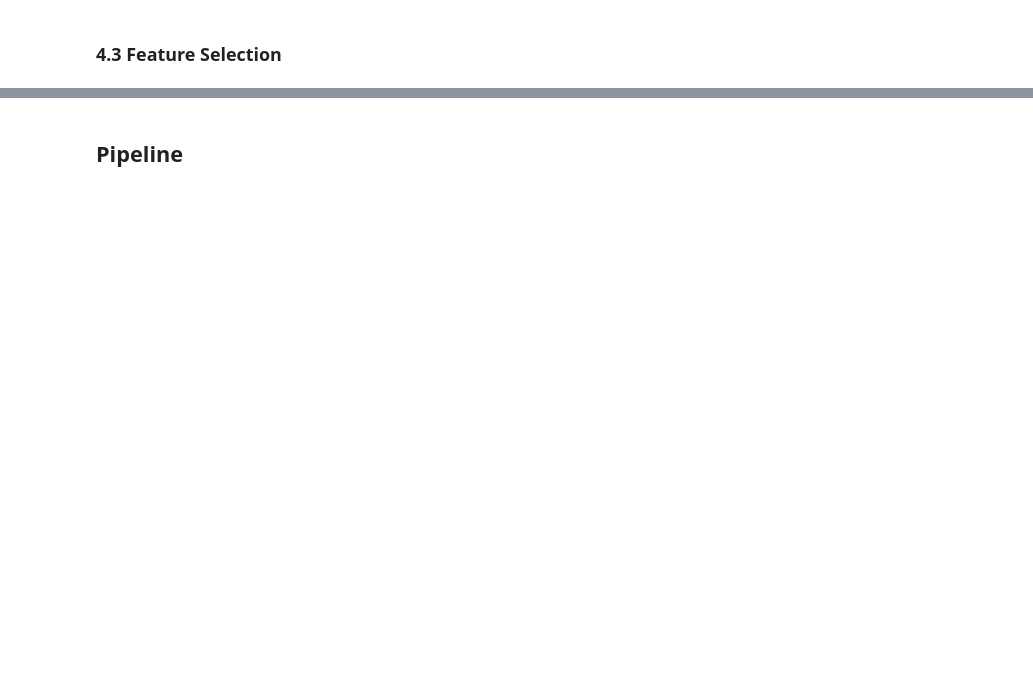
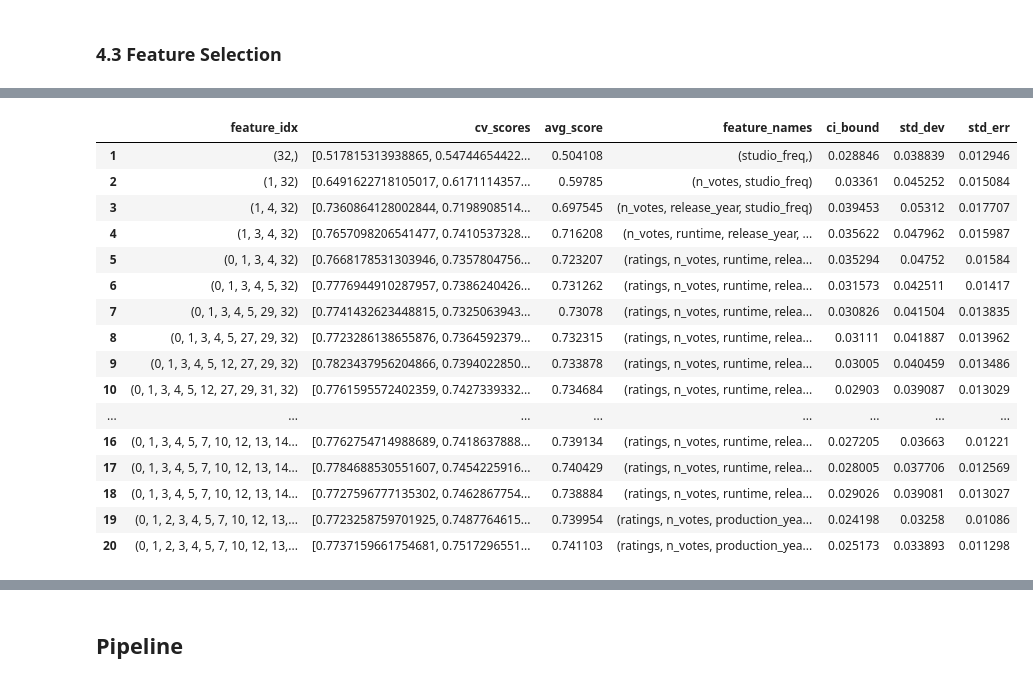
Before and after one commit to Siqi-Hu/LELEC2870-project, a Jupyter notebook: scripts/feastureSelection.ipynb, the cells around one changed output, grey strips where cells are left out. Saved outputs shown, nothing was run; the diff lists cells and outputs as text; code cells hidden in the pictures; blank space fills up the shorter version.

```diff
--- a/scripts/feastureSelection.ipynb
+++ b/scripts/feastureSelection.ipynb
@@ -162,0 +279,22 @@ SelectFromModel(estimator=RandomForestRegressor(random_state=42),
+# %%
+sfs_20 = torch.load("../models/foward_feature_selection_20features")
+# %%
+pd.DataFrame.from_dict(sfs_20.get_metric_dict()).T
+# %% [output]
+|  | feature_idx | cv_scores | avg_score | feature_names | ci_bound | std_dev | std_err |
+| 1 | (32,) | [0.517815313938865, 0.54744654422... | 0.504108 | (studio_freq,) | 0.028846 | 0.038839 | 0.012946 |
+| 2 | (1, 32) | [0.6491622718105017, 0.6171114357... | 0.59785 | (n_votes, studio_freq) | 0.03361 | 0.045252 | 0.015084 |
+| 3 | (1, 4, 32) | [0.7360864128002844, 0.7198908514... | 0.697545 | (n_votes, release_year, studio_freq) | 0.039453 | 0.05312 | 0.017707 |
+| 4 | (1, 3, 4, 32) | [0.7657098206541477, 0.7410537328... | 0.716208 | (n_votes, runtime, release_year, ... | 0.035622 | 0.047962 | 0.015987 |
+| 5 | (0, 1, 3, 4, 32) | [0.7668178531303946, 0.7357804756... | 0.723207 | (ratings, n_votes, runtime, relea... | 0.035294 | 0.04752 | 0.01584 |
+| 6 | (0, 1, 3, 4, 5, 32) | [0.7776944910287957, 0.7386240426... | 0.731262 | (ratings, n_votes, runtime, relea... | 0.031573 | 0.042511 | 0.01417 |
+| 7 | (0, 1, 3, 4, 5, 29, 32) | [0.7741432623448815, 0.7325063943... | 0.73078 | (ratings, n_votes, runtime, relea... | 0.030826 | 0.041504 | 0.013835 |
+| 8 | (0, 1, 3, 4, 5, 27, 29, 32) | [0.7723286138655876, 0.7364592379... | 0.732315 | (ratings, n_votes, runtime, relea... | 0.03111 | 0.041887 | 0.013962 |
+| 9 | (0, 1, 3, 4, 5, 12, 27, 29, 32) | [0.7823437956204866, 0.7394022850... | 0.733878 | (ratings, n_votes, runtime, relea... | 0.03005 | 0.040459 | 0.013486 |
+| 10 | (0, 1, 3, 4, 5, 12, 27, 29, 31, 32) | [0.7761595572402359, 0.7427339332... | 0.734684 | (ratings, n_votes, runtime, relea... | 0.02903 | 0.039087 | 0.013029 |
+| ... | ... | ... | ... | ... | ... | ... | ... |
+| 16 | (0, 1, 3, 4, 5, 7, 10, 12, 13, 14... | [0.7762754714988689, 0.7418637888... | 0.739134 | (ratings, n_votes, runtime, relea... | 0.027205 | 0.03663 | 0.01221 |
+| 17 | (0, 1, 3, 4, 5, 7, 10, 12, 13, 14... | [0.7784688530551607, 0.7454225916... | 0.740429 | (ratings, n_votes, runtime, relea... | 0.028005 | 0.037706 | 0.012569 |
+| 18 | (0, 1, 3, 4, 5, 7, 10, 12, 13, 14... | [0.7727596777135302, 0.7462867754... | 0.738884 | (ratings, n_votes, runtime, relea... | 0.029026 | 0.039081 | 0.013027 |
+| 19 | (0, 1, 2, 3, 4, 5, 7, 10, 12, 13,... | [0.7723258759701925, 0.7487764615... | 0.739954 | (ratings, n_votes, production_yea... | 0.024198 | 0.03258 | 0.01086 |
+| 20 | (0, 1, 2, 3, 4, 5, 7, 10, 12, 13,... | [0.7737159661754681, 0.7517296551... | 0.741103 | (ratings, n_votes, production_yea... | 0.025173 | 0.033893 | 0.011298 |
```
Also changed, not shown: parts of 32 cells of this notebook, 5 other files.
